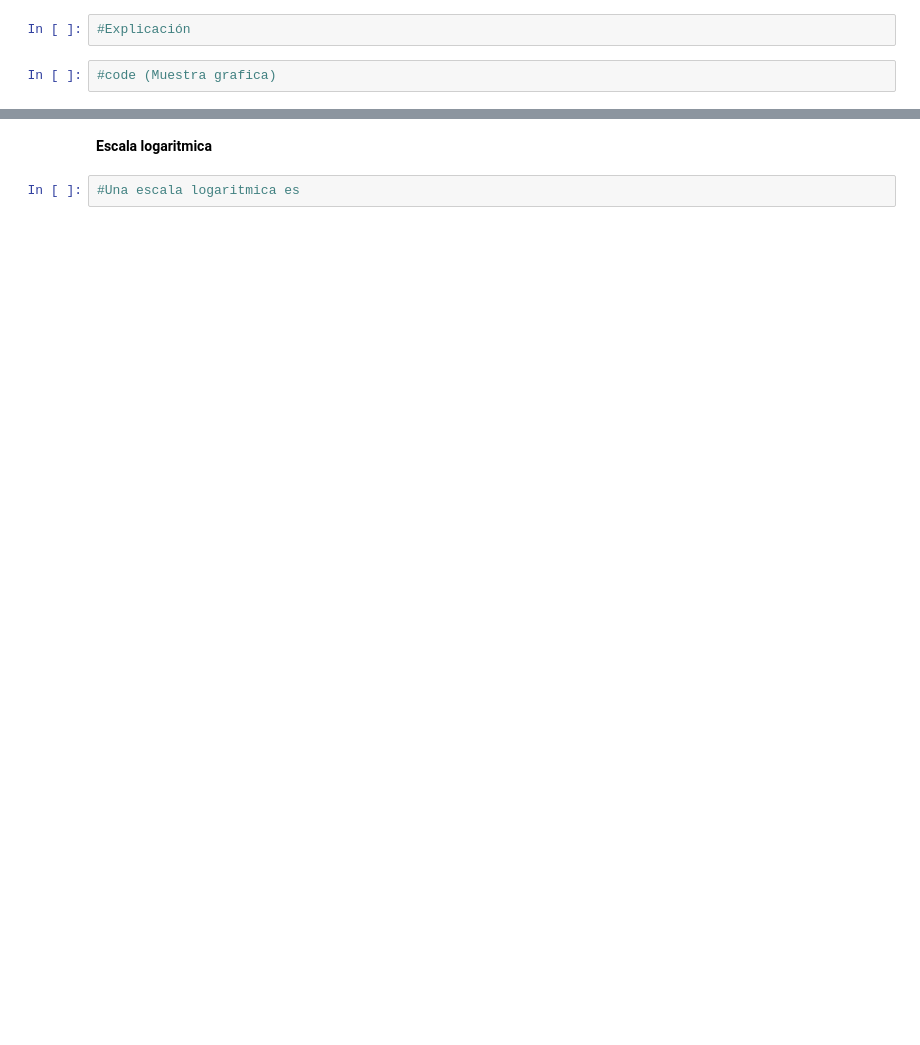
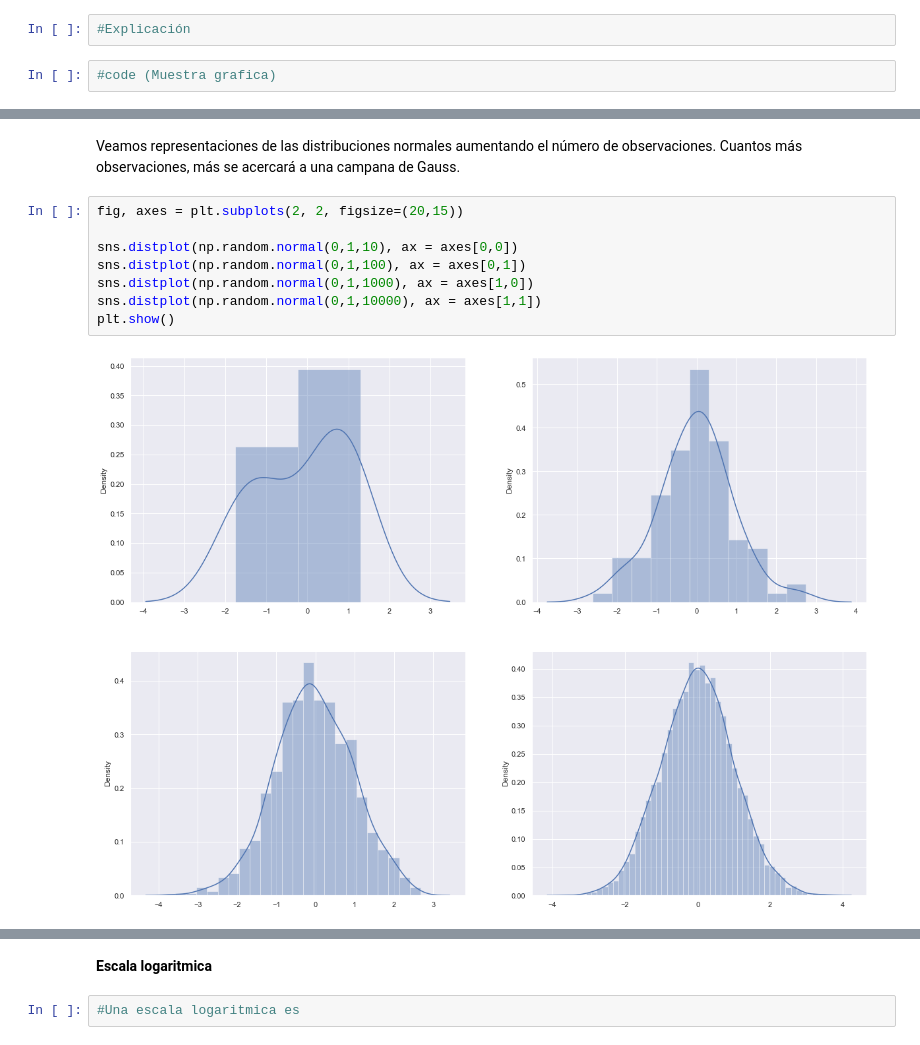
Before and after one commit to Origamologo/Tipos-de-distribucion, a Jupyter notebook: distribuciones_estadisticas.ipynb, the cells around one changed output, grey strips where cells are left out. Cells and saved outputs as stored; diff of their text form; blank space fills up the shorter version.

Commit message:
distribucion normal finiquitada

```diff
--- a/distribuciones_estadisticas.ipynb
+++ b/distribuciones_estadisticas.ipynb
@@ -32,0 +45,13 @@ plt.show
+# %% [markdown]
+Veamos representaciones de las distribuciones normales aumentando el número de observaciones.
+Cuantos más observaciones, más se acercará a una campana de Gauss.
+# %%
+fig, axes = plt.subplots(2, 2, figsize=(20,15))
+
+sns.distplot(np.random.normal(0,1,10), ax = axes[0,0])
+sns.distplot(np.random.normal(0,1,100), ax = axes[0,1])
+sns.distplot(np.random.normal(0,1,1000), ax = axes[1,0])
+sns.distplot(np.random.normal(0,1,10000), ax = axes[1,1])
+plt.show()
+# %% [output]
+[figure, added]
```
Also changed, not shown: parts of 22 cells of this notebook, 1 other file.
